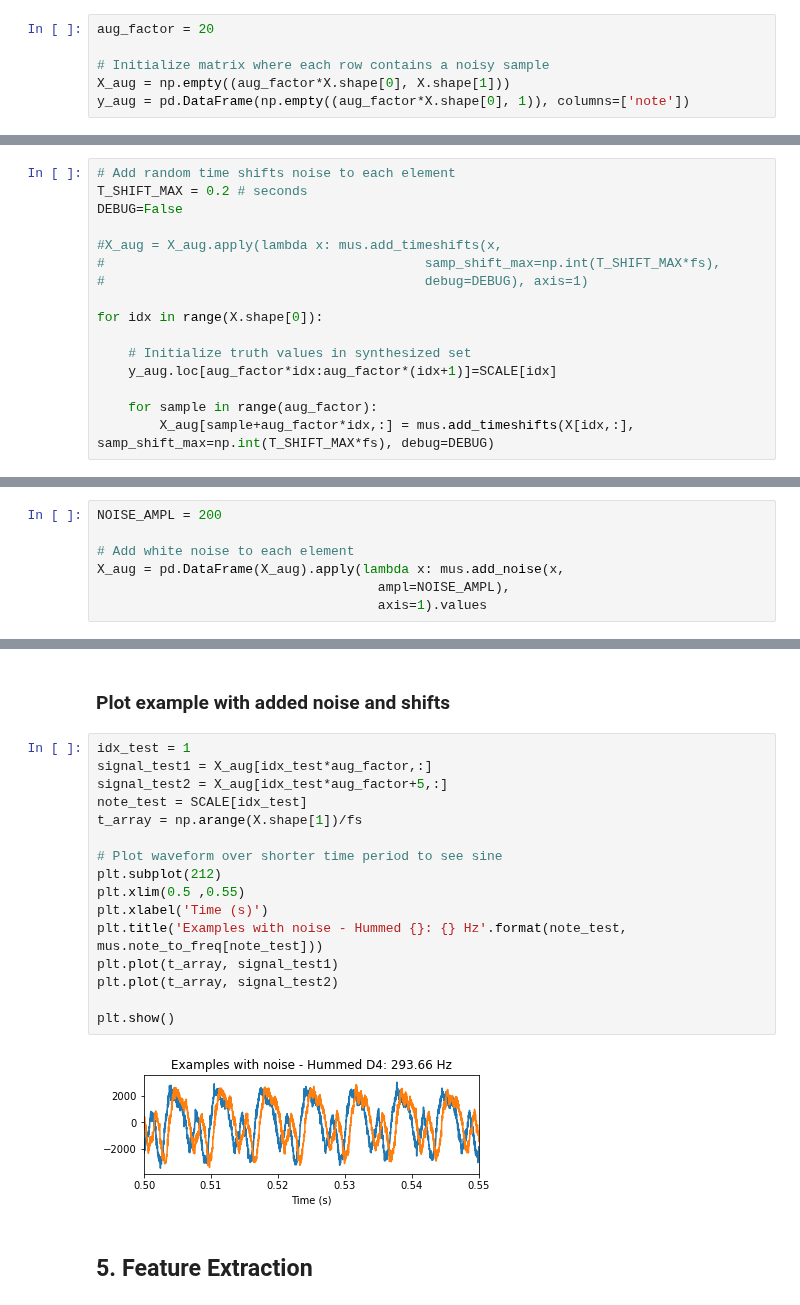
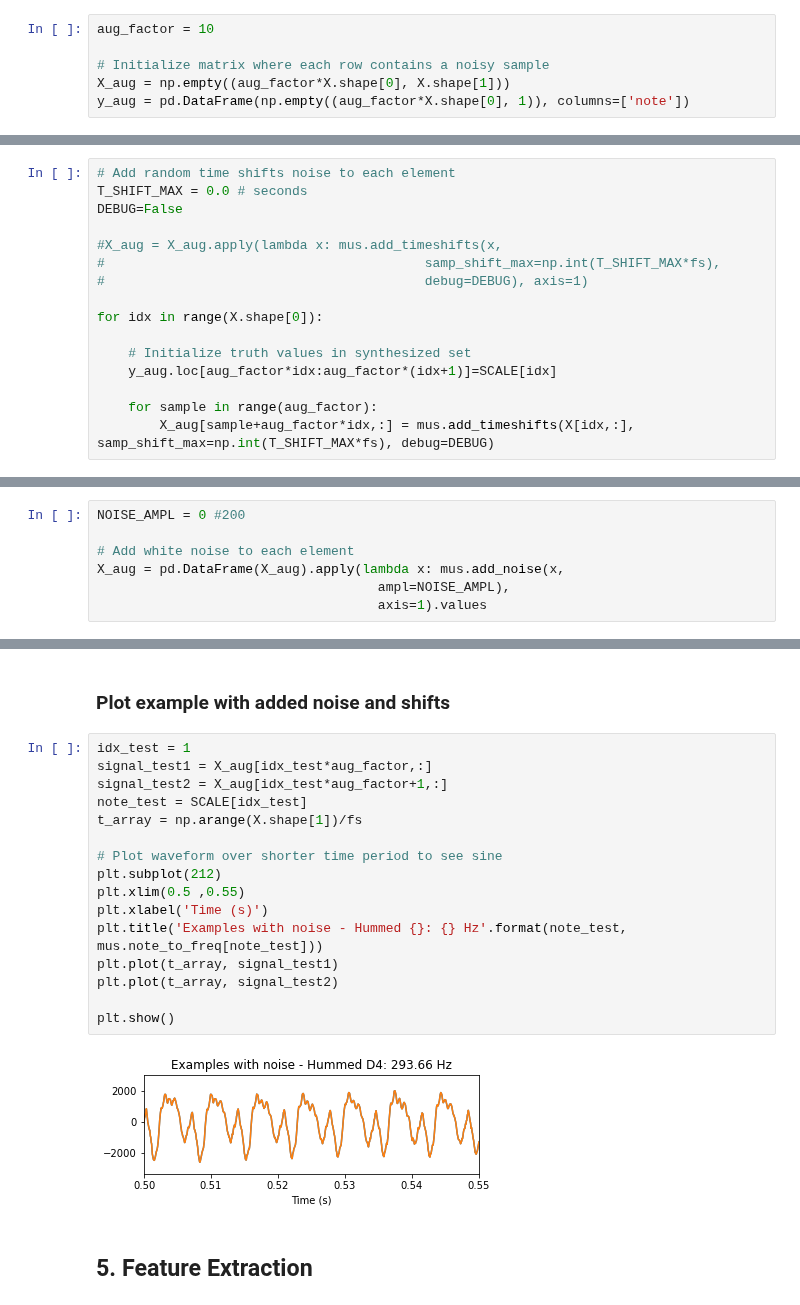
Before and after one commit to bwalsh62/note-recognition, a Jupyter notebook: 0_notebooks/1_Data_Prep.ipynb, the cells around one changed output, grey strips where cells are left out. Saved outputs shown, nothing was run; the diff lists cells and outputs as text.

```diff
--- a/0_notebooks/1_Data_Prep.ipynb
+++ b/0_notebooks/1_Data_Prep.ipynb
@@ -148,7 +148,7 @@ plot_note_over_freq(idx=idx_test)
 
 Synthesize dataset `aug_factor` times larger
 # %%
-aug_factor = 20
+aug_factor = 10
 
 # Initialize matrix where each row contains a noisy sample
 X_aug = np.empty((aug_factor*X.shape[0], X.shape[1]))
@@ -186,7 +174,7 @@ Random prepad_len = 2
 Apply time shifts to augmented training data
 # %%
 # Add random time shifts noise to each element
-T_SHIFT_MAX = 0.2 # seconds
+T_SHIFT_MAX = 0.0 # seconds
 DEBUG=False
 
 #X_aug = X_aug.apply(lambda x: mus.add_timeshifts(x,
@@ -204,7 +192,7 @@ for idx in range(X.shape[0]):
 ### 4.2 Add noise
 Add noise to original recordings
 # %%
-NOISE_AMPL = 200
+NOISE_AMPL = 0 #200
 
 # Add white noise to each element
 X_aug = pd.DataFrame(X_aug).apply(lambda x: mus.add_noise(x,
@@ -225,21 +213,21 @@ y_aug has shape (120, 1)
 # %%
 idx_test = 1
 signal_test1 = X_aug[idx_test*aug_factor,:]
-signal_test2 = X_aug[idx_test*aug_factor+5,:]
+signal_test2 = X_aug[idx_test*aug_factor+1,:]
 note_test = SCALE[idx_test]
 t_array = np.arange(X.shape[1])/fs
 
 # Plot waveform over shorter time period to see sine
 plt.subplot(212)
 plt.xlim(0.5 ,0.55)
 plt.xlabel('Time (s)')
 plt.title('Examples with noise - Hummed {}: {} Hz'.format(note_test, mus.note_to_freq[note_test]))
 plt.plot(t_array, signal_test1)
 plt.plot(t_array, signal_test2)
 
 plt.show()
 # %% [output]
-[figure, old version]
+[figure, new version]
 # %% [markdown]
 ## <a id = "feat_extract"></a> 5. Feature Extraction
 # %%
```
Also changed, not shown: parts of 13 cells of this notebook.
